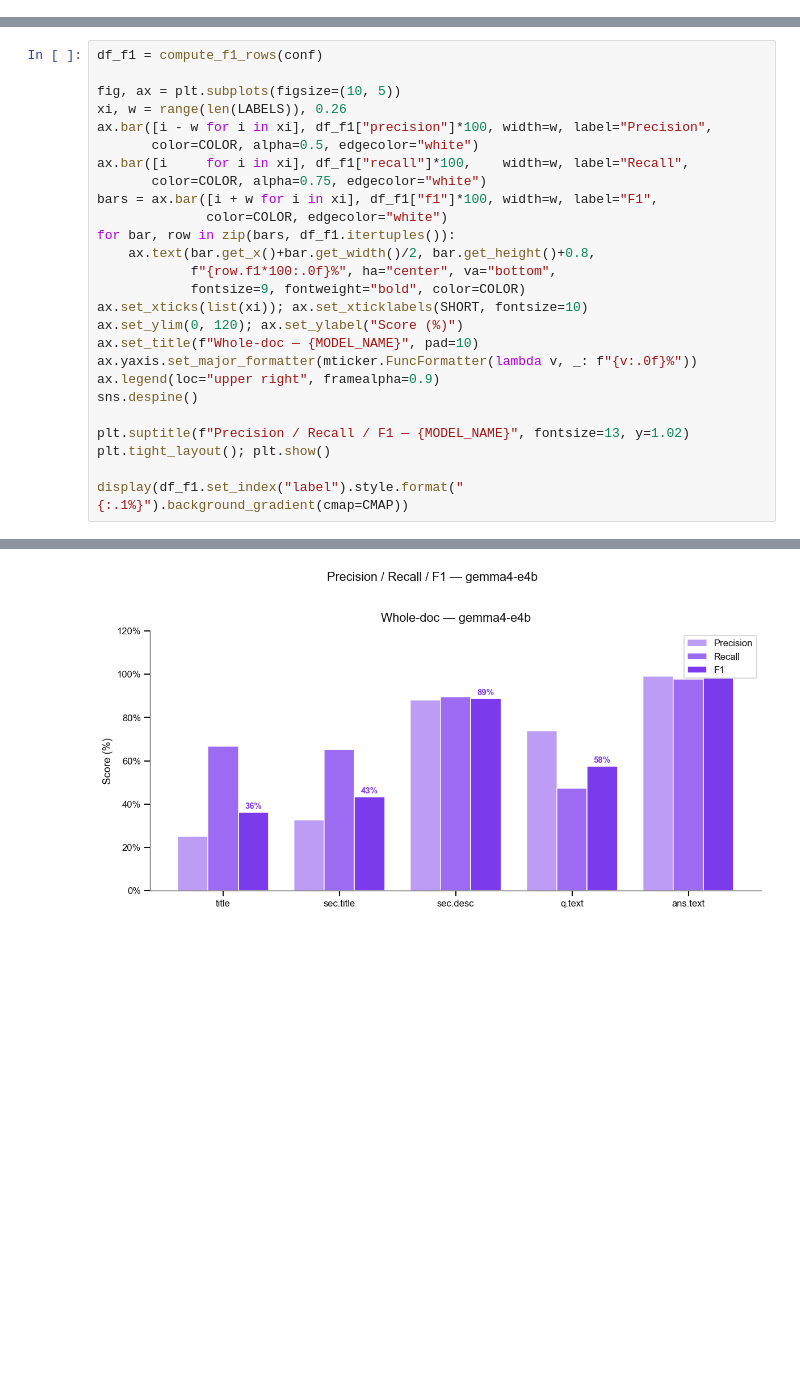
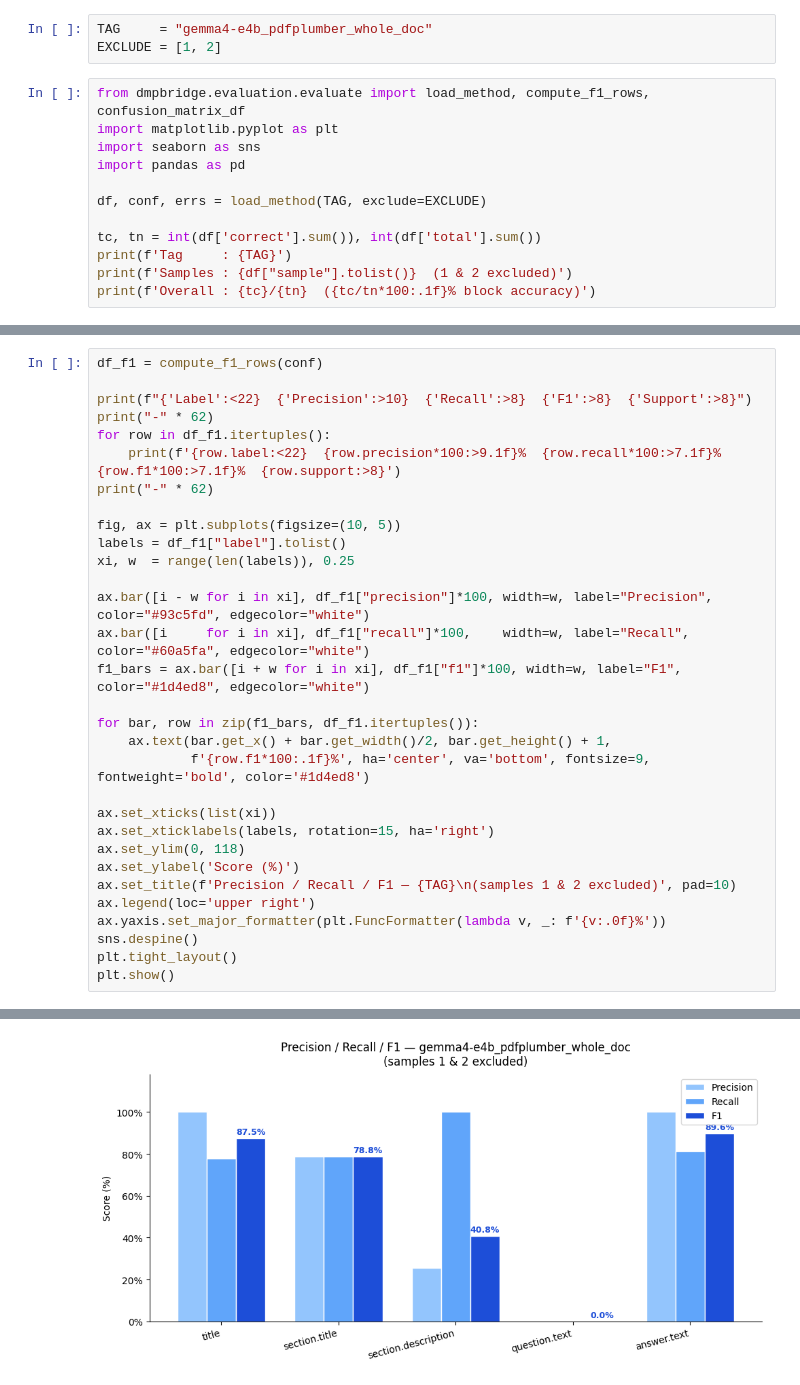
Before and after one commit to fairdataihub/dmpbridge, a Jupyter notebook: notebooks/007_gemma4-4b.ipynb, the cells around one changed output, grey strips where cells are left out. Drawn from its saved outputs; the diff is of its cells as text; blank space fills up the shorter version.

```diff
--- a/notebooks/007_gemma4-4b.ipynb
+++ b/notebooks/007_gemma4-4b.ipynb
@@ -166,0 +4,15 @@ The delta table at the bottom shows per-label gain from whole-doc context — th
+# %%
+TAG     = "gemma4-e4b_pdfplumber_whole_doc"
+EXCLUDE = [1, 2]
+# %%
+from dmpbridge.evaluation.evaluate import load_method, compute_f1_rows, confusion_matrix_df
+import matplotlib.pyplot as plt
+import seaborn as sns
+import pandas as pd
+
+df, conf, errs = load_method(TAG, exclude=EXCLUDE)
+
+tc, tn = int(df['correct'].sum()), int(df['total'].sum())
+print(f'Tag     : {TAG}')
+print(f'Samples : {df["sample"].tolist()}  (1 & 2 excluded)')
+print(f'Overall : {tc}/{tn}  ({tc/tn*100:.1f}% block accuracy)')
@@ -167,27 +25,32 @@ The delta table at the bottom shows per-label gain from whole-doc context — th
 # %%
 df_f1 = compute_f1_rows(conf)
 
+print(f"{'Label':<22}  {'Precision':>10}  {'Recall':>8}  {'F1':>8}  {'Support':>8}")
+print("-" * 62)
+for row in df_f1.itertuples():
+    print(f'{row.label:<22}  {row.precision*100:>9.1f}%  {row.recall*100:>7.1f}%  {row.f1*100:>7.1f}%  {row.support:>8}')
+print("-" * 62)
+
 fig, ax = plt.subplots(figsize=(10, 5))
-xi, w = range(len(LABELS)), 0.26
-ax.bar([i - w for i in xi], df_f1["precision"]*100, width=w, label="Precision",
-       color=COLOR, alpha=0.5, edgecolor="white")
-ax.bar([i     for i in xi], df_f1["recall"]*100,    width=w, label="Recall",
-       color=COLOR, alpha=0.75, edgecolor="white")
-bars = ax.bar([i + w for i in xi], df_f1["f1"]*100, width=w, label="F1",
-              color=COLOR, edgecolor="white")
-for bar, row in zip(bars, df_f1.itertuples()):
-    ax.text(bar.get_x()+bar.get_width()/2, bar.get_height()+0.8,
-            f"{row.f1*100:.0f}%", ha="center", va="bottom",
-            fontsize=9, fontweight="bold", color=COLOR)
-ax.set_xticks(list(xi)); ax.set_xticklabels(SHORT, fontsize=10)
-ax.set_ylim(0, 120); ax.set_ylabel("Score (%)")
-ax.set_title(f"Whole-doc — {MODEL_NAME}", pad=10)
-ax.yaxis.set_major_formatter(mticker.FuncFormatter(lambda v, _: f"{v:.0f}%"))
-ax.legend(loc="upper right", framealpha=0.9)
+labels = df_f1["label"].tolist()
+xi, w  = range(len(labels)), 0.25
+
+ax.bar([i - w for i in xi], df_f1["precision"]*100, width=w, label="Precision", color="#93c5fd", edgecolor="white")
+ax.bar([i     for i in xi], df_f1["recall"]*100,    width=w, label="Recall",    color="#60a5fa", edgecolor="white")
+f1_bars = ax.bar([i + w for i in xi], df_f1["f1"]*100, width=w, label="F1", color="#1d4ed8", edgecolor="white")
+
+for bar, row in zip(f1_bars, df_f1.itertuples()):
+    ax.text(bar.get_x() + bar.get_width()/2, bar.get_height() + 1,
+            f'{row.f1*100:.1f}%', ha='center', va='bottom', fontsize=9, fontweight='bold', color='#1d4ed8')
+
+ax.set_xticks(list(xi))
+ax.set_xticklabels(labels, rotation=15, ha='right')
+ax.set_ylim(0, 118)
+ax.set_ylabel('Score (%)')
+ax.set_title(f'Precision / Recall / F1 — {TAG}\n(samples 1 & 2 excluded)', pad=10)
+ax.legend(loc='upper right')
+ax.yaxis.set_major_formatter(plt.FuncFormatter(lambda v, _: f'{v:.0f}%'))
 sns.despine()
-
-plt.suptitle(f"Precision / Recall / F1 — {MODEL_NAME}", fontsize=13, y=1.02)
-plt.tight_layout(); plt.show()
-
-display(df_f1.set_index("label").style.format("{:.1%}").background_gradient(cmap=CMAP))
+plt.tight_layout()
+plt.show()
 # %% [output]
@@ -194 +65 @@ display(df_f1.set_index("label").style.format("{:.1%}").background_gradient(cmap
-[figure, old version]
+[figure, new version]
```
Also changed, not shown: parts of 21 cells of this notebook, 22 other files.
